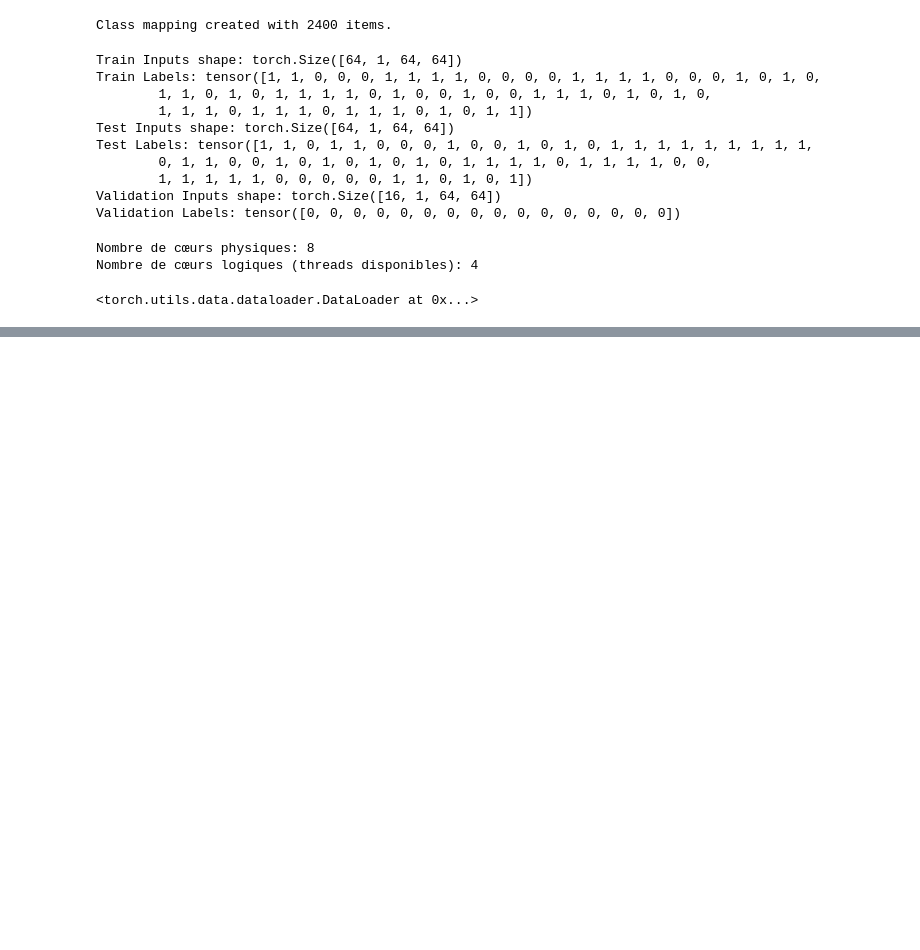
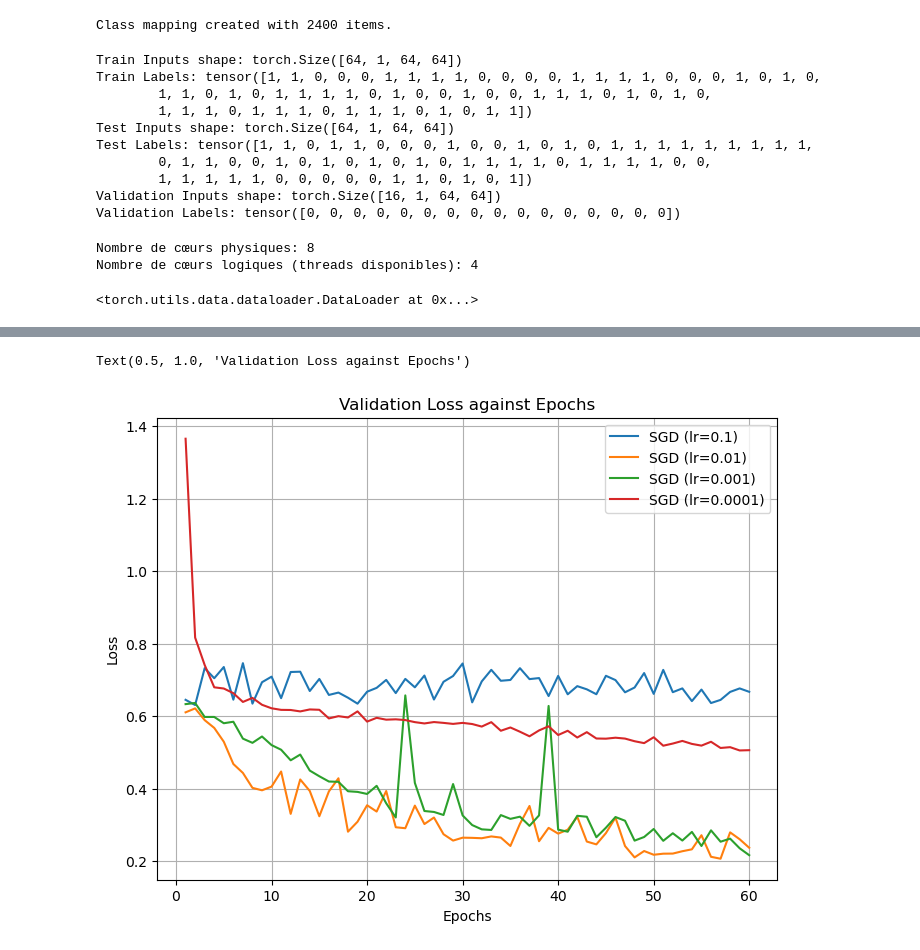
Before and after one commit to mouradianelen/VoiceRecognition, a Jupyter notebook: graphs_validation_set.ipynb, the cells around one changed output, grey strips where cells are left out. Drawn from its saved outputs; the diff is of its cells as text; code cells hidden in the pictures; blank space fills up the shorter version.

```diff
--- a/graphs_validation_set.ipynb
+++ b/graphs_validation_set.ipynb
@@ -304,2 +310,48 @@ def plot_validation_results(plot, json_path, label_prefix="", start_epoch=0, tit
 
     return plot
+# %%
+import torch
+from torch import nn, optim
+from torch.utils.data import DataLoader
+from src import Net
+import json
+import os
+import matplotlib.pyplot as plt
+import time
+
+fig, ax = plt.subplots(figsize=(8, 6))
+
+results_path = (
+    "models_results_against_validation_test/"
+    + "60x0.1xSGDx3960_09-31-02-20-01-2025.json"
+)
+plot_validation_results(ax, results_path, label_prefix="SGD",title = "Validation Loss against Epochs")
+
+results_path = (
+    "models_results_against_validation_test/"
+    + "60x0.01xSGDx3960_18-25-23-19-01-2025.json"
+)
+plot_validation_results(ax, results_path, label_prefix="SGD",title = "Validation Loss against Epochs")
+
+
+results_path = (
+    "models_results_against_validation_test/"
+    + "60x0.001xSGDx3960_13-36-02-20-01-2025.json"
+)
+plot_validation_results(
+    ax, results_path, label_prefix="SGD", title="Validation Loss against Epochs"
+)
+
+results_path = (
+    "models_results_against_validation_test/"
+    + "60x0.0001xSGDx3960_55-36-02-20-01-2025.json"
+)
+plot_validation_results(
+    ax, results_path, label_prefix="SGD", title="Validation Loss against Epochs"
+)
+
+
+ax.set_title("Validation Loss against Epochs")
+# %% [output]
+Text(0.5, 1.0, 'Validation Loss against Epochs')
+[figure, added]
```
Also changed, not shown: parts of 4 cells of this notebook, 2 other files.
